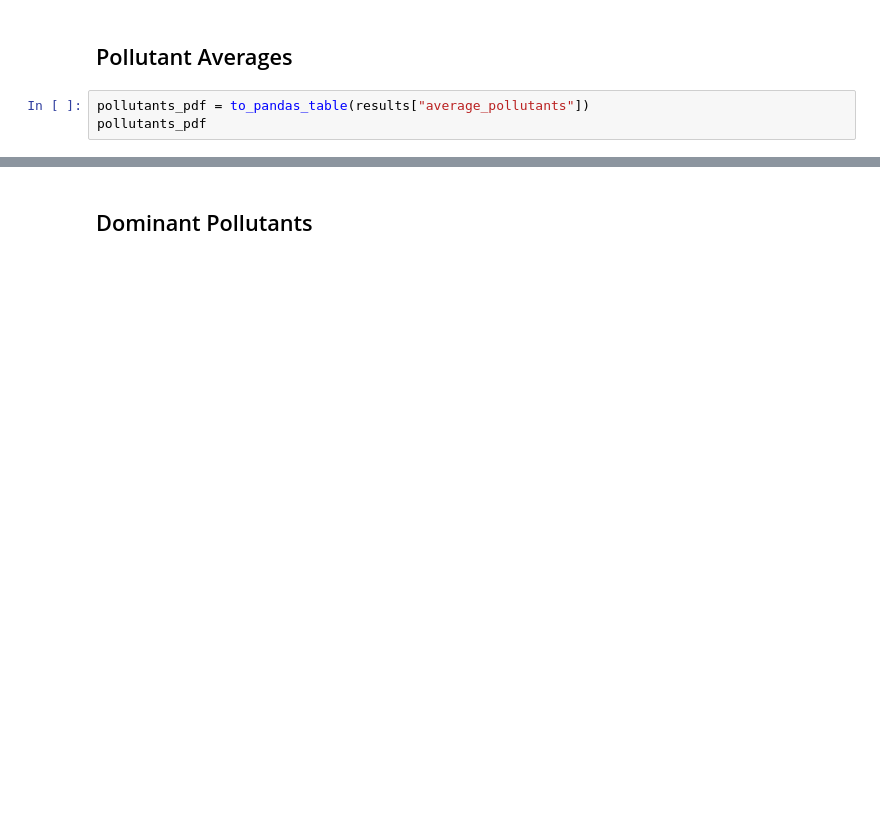
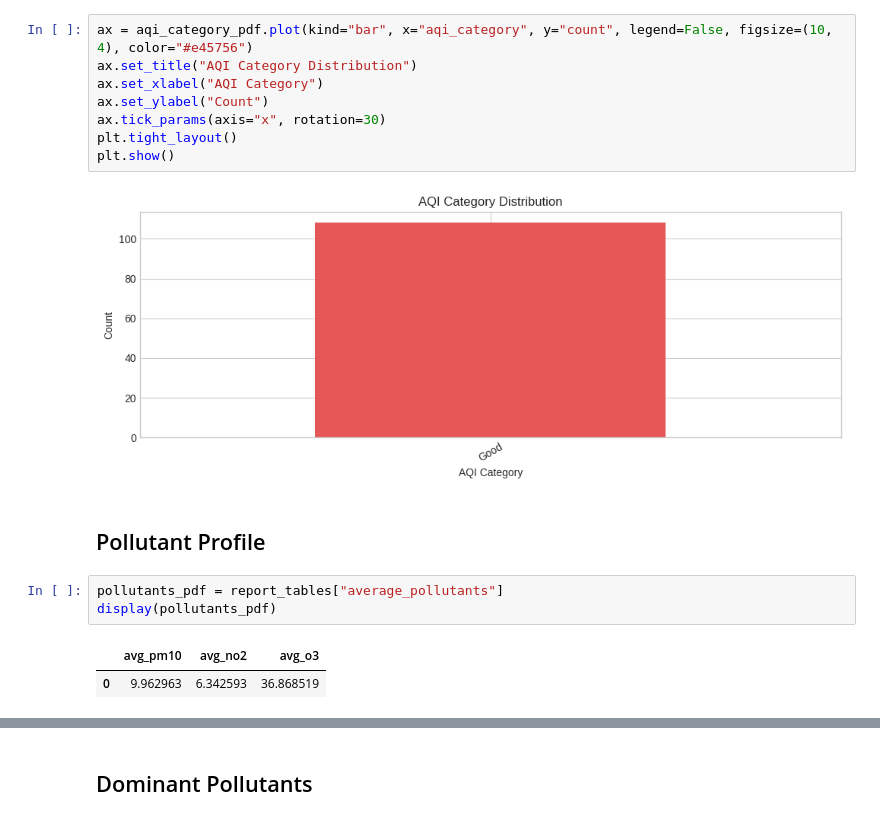
Before and after one commit to BozhidarMindov/real-time-air-quality-analytics-pipeline, a Jupyter notebook: notebooks/analytics.ipynb, the cells around one changed output, grey strips where cells are left out. Drawn from its saved outputs; the diff is of its cells as text; blank space fills up the shorter version.

```diff
--- a/notebooks/analytics.ipynb
+++ b/notebooks/analytics.ipynb
@@ -52,8 +151,21 @@ plt.show()
+# %%
+ax = aqi_category_pdf.plot(kind="bar", x="aqi_category", y="count", legend=False, figsize=(10, 4), color="#e45756")
+ax.set_title("AQI Category Distribution")
+ax.set_xlabel("AQI Category")
+ax.set_ylabel("Count")
+ax.tick_params(axis="x", rotation=30)
+plt.tight_layout()
+plt.show()
+# %% [output]
+[figure, added]
 # %% [markdown]
-## Pollutant Averages
+## Pollutant Profile
 # %%
-pollutants_pdf = to_pandas_table(results["average_pollutants"])
-pollutants_pdf
+pollutants_pdf = report_tables["average_pollutants"]
+display(pollutants_pdf)
+# %% [output]
+|  | avg_pm10 | avg_no2 | avg_o3 |
+| 0 | 9.962963 | 6.342593 | 36.868519 |
 # %%
 pollutant_values = pollutants_pdf.iloc[0][["avg_pm10", "avg_no2", "avg_o3"]]
 ax = pollutant_values.plot(kind="bar", figsize=(8, 4), color=["#4c78a8", "#f58518", "#54a24b"])
```
Also changed, not shown: parts of 24 cells of this notebook.
